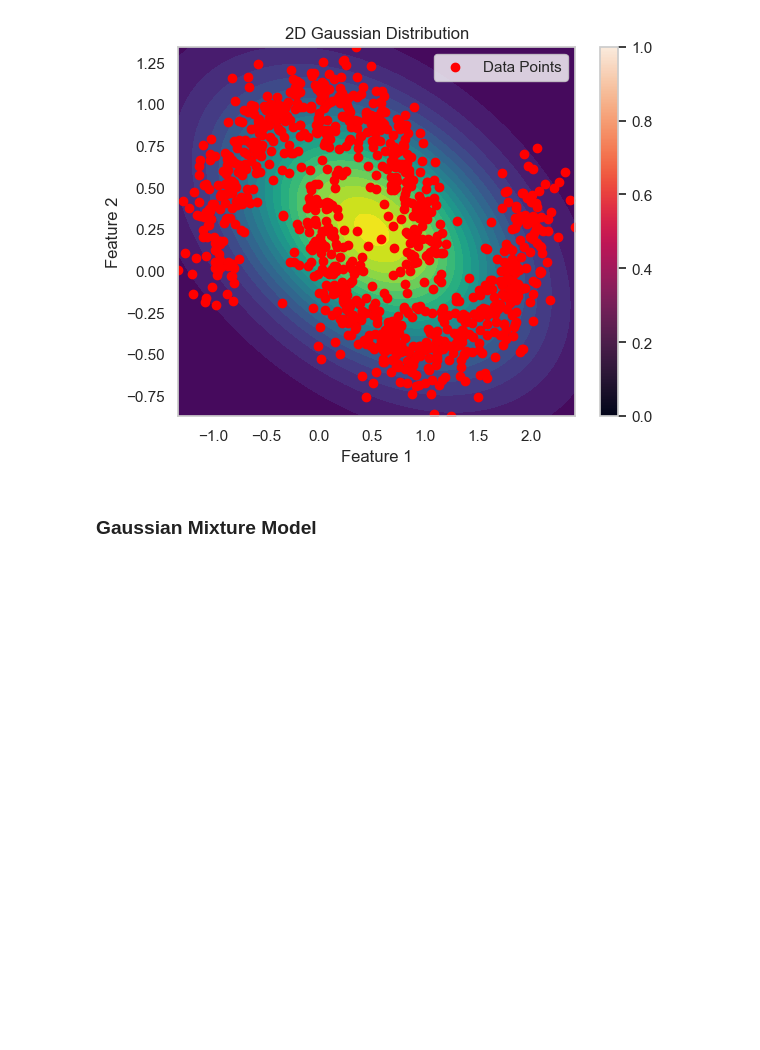
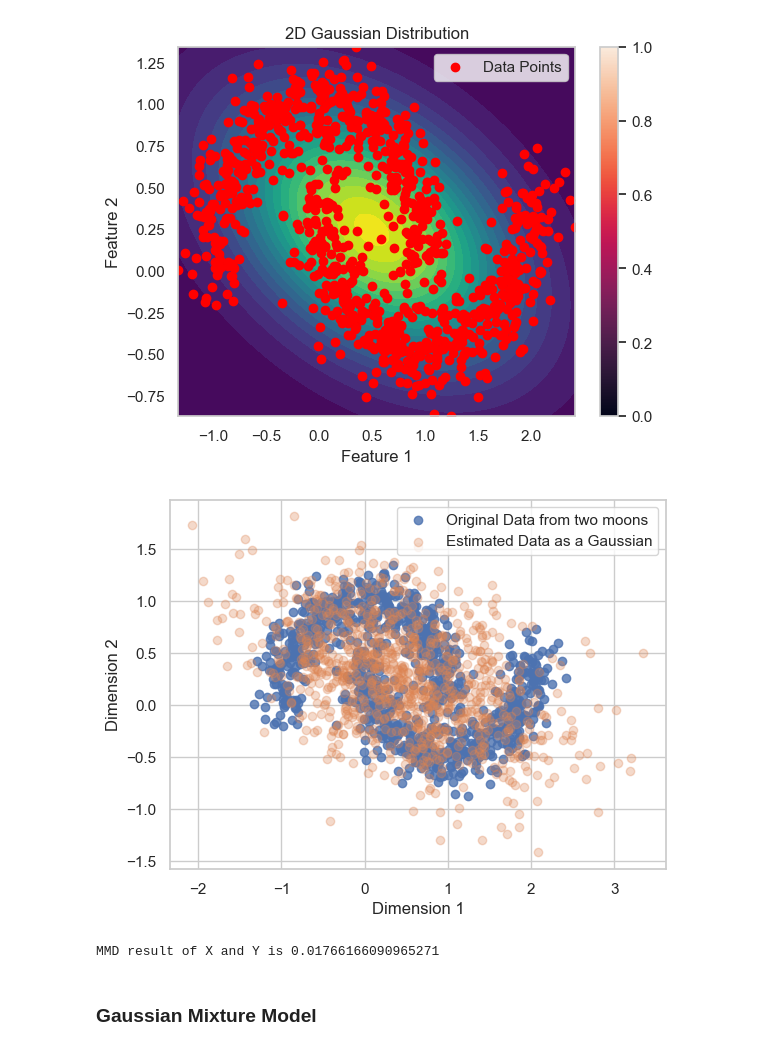
Before and after one commit to PrioteasaAndrei/GAN-Assigment-1, a Jupyter notebook: src/part1/gaussian.ipynb, the cells around one changed output. Cells and saved outputs as stored; diff of their text form; code cells hidden in the pictures; blank space fills up the shorter version.

Commit message:
finished KDE for task 1 and fixed some metrics for gaussians task 1

```diff
--- a/src/part1/gaussian.ipynb
+++ b/src/part1/gaussian.ipynb
@@ -32,6 +32,7 @@ grid = np.dstack((x, y))
 
 # Evaluate the Gaussian PDF at each point in the grid
 pdf_values = gaussian.pdf(grid)
+samples = gaussian.rvs(size=1000)
 
 # Create a contour plot
 plt.contourf(x, y, pdf_values, levels=20, cmap='viridis')
@@ -48,6 +49,18 @@ plt.colorbar()
 plt.show()
 # %% [output]
 [figure]
+# %%
+utils.plot_estimated_real_two_moons(X,samples)
+# %% [output]
+[figure, added]
+# %%
+import torch
+
+result = utils.MMD(torch.tensor(X), torch.tensor(samples), kernel="inverse_multi_quadratic")
+
+print(f"MMD result of X and Y is {result.item()}")
+# %% [output]
+MMD result of X and Y is 0.01766166090965271
 # %% [markdown]
 ### Gaussian Mixture Model
 # %%
```
Also changed, not shown: parts of 4 cells of this notebook, 2 other files.
